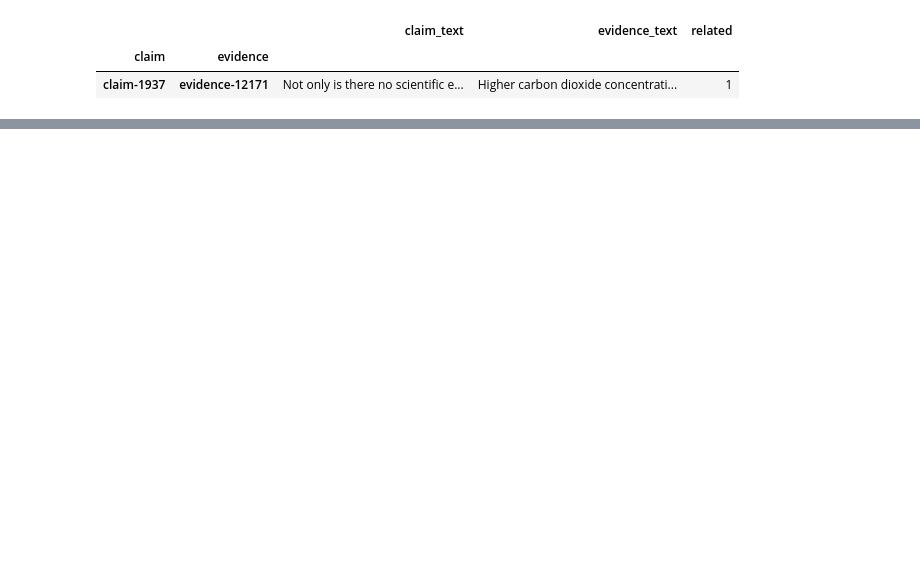
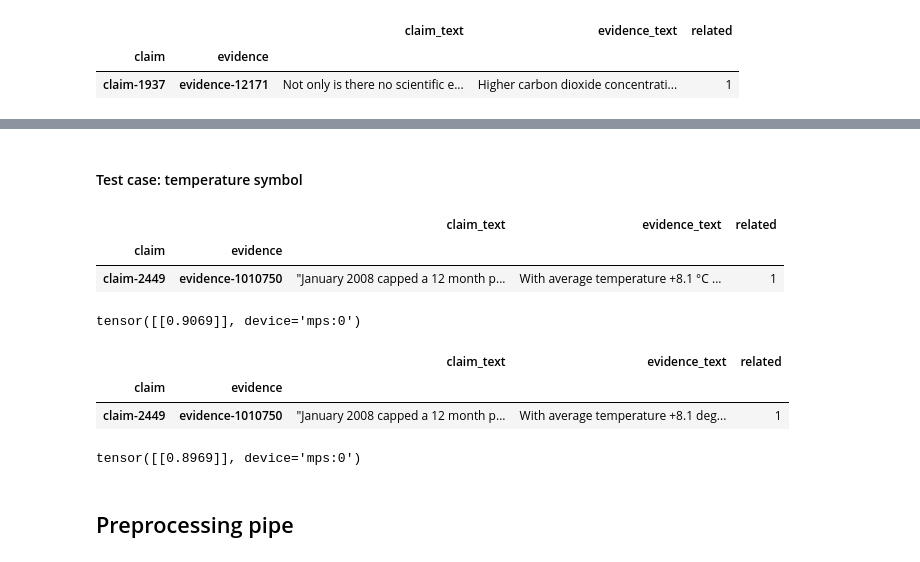
Before and after one commit to johnsonjzhou/comp90042-project, a Jupyter notebook: 02_preprocess/claim_evidence_pair_spacy_preprocess.ipynb, the cells around one changed output, grey strips where cells are left out. Drawn from its saved outputs; the diff is of its cells as text; code cells hidden in the pictures; blank space fills up the shorter version.

Commit message:
feat: basic preprocessing for similarity

```diff
--- a/02_preprocess/claim_evidence_pair_spacy_preprocess.ipynb
+++ b/02_preprocess/claim_evidence_pair_spacy_preprocess.ipynb
@@ -21,7 +21,7 @@ import spacy
 import torch
 from sentence_transformers import SentenceTransformer, util
 from src.torch_utils import get_torch_device
-from src.spacy_utils import repl_special_token
+from src.spacy_utils import repl_special_token, process_sentence
 from typing import Callable, Tuple
 import copy
 import re
@@ -29,6 +29,7 @@ import re
 random_seed = 42
 np.random.seed(random_seed)
 torch_device = get_torch_device()
+pd.set_option("display.max_colwidth", 0)
 # %% [output]
 Torch device is 'mps'
 # %% [markdown]
@@ -170,0 +172,34 @@ tensor([[175.0602]], device='mps:0')
+# %% [markdown]
+#### Test case: temperature symbol
+# %%
+test_A = train_data.loc[("claim-2449", "evidence-1010750")]
+test_A
+# %% [output]
+|  |  | claim_text | evidence_text | related |
+| claim | evidence |  |  |  |
+| claim-2449 | evidence-1010750 | "January 2008 capped a 12 month p... | With average temperature +8.1 °C ... | 1 |
+# %%
+get_emb_similarity(
+    claim_texts=test_A["claim_text"].tolist(),
+    evidence_texts=test_A["evidence_text"].values.tolist()
+)
+# %% [output]
+tensor([[0.9069]], device='mps:0')
+# %%
+test_B = test_A.copy()
+cols = ["claim_text", "evidence_text"]
+test_B[cols] = test_A[cols].applymap(lambda t: test_nlp(t).text)
+test_B
+# %% [output]
+|  |  | claim_text | evidence_text | related |
+| claim | evidence |  |  |  |
+| claim-2449 | evidence-1010750 | "January 2008 capped a 12 month p... | With average temperature +8.1 deg... | 1 |
+# %%
+get_emb_similarity(
+    claim_texts=test_B["claim_text"].tolist(),
+    evidence_texts=test_B["evidence_text"].values.tolist()
+)
+# %% [output]
+tensor([[0.8969]], device='mps:0')
+# %% [markdown]
+## Preprocessing pipe
```
Also changed, not shown: parts of 11 cells of this notebook, 1 other file.
